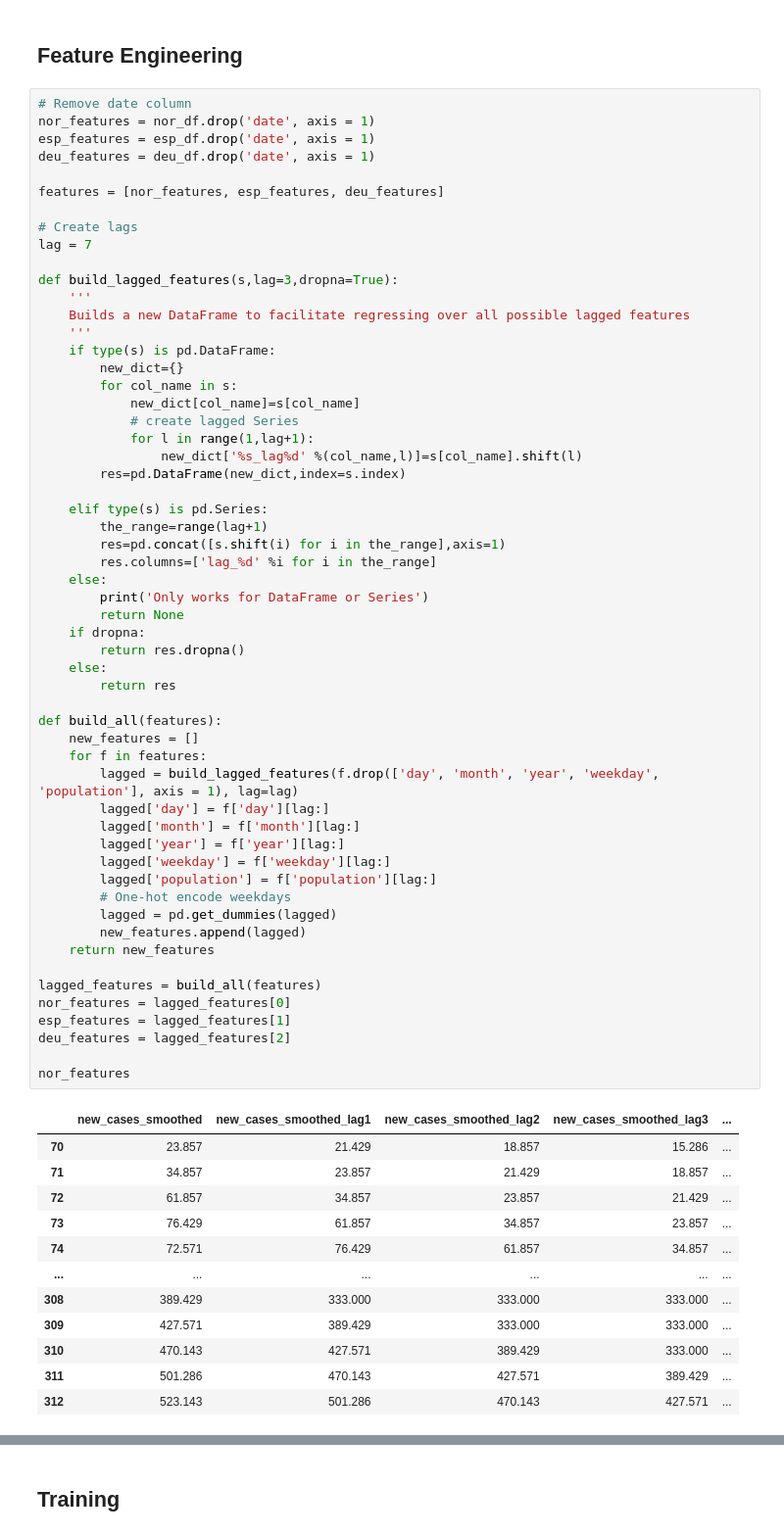
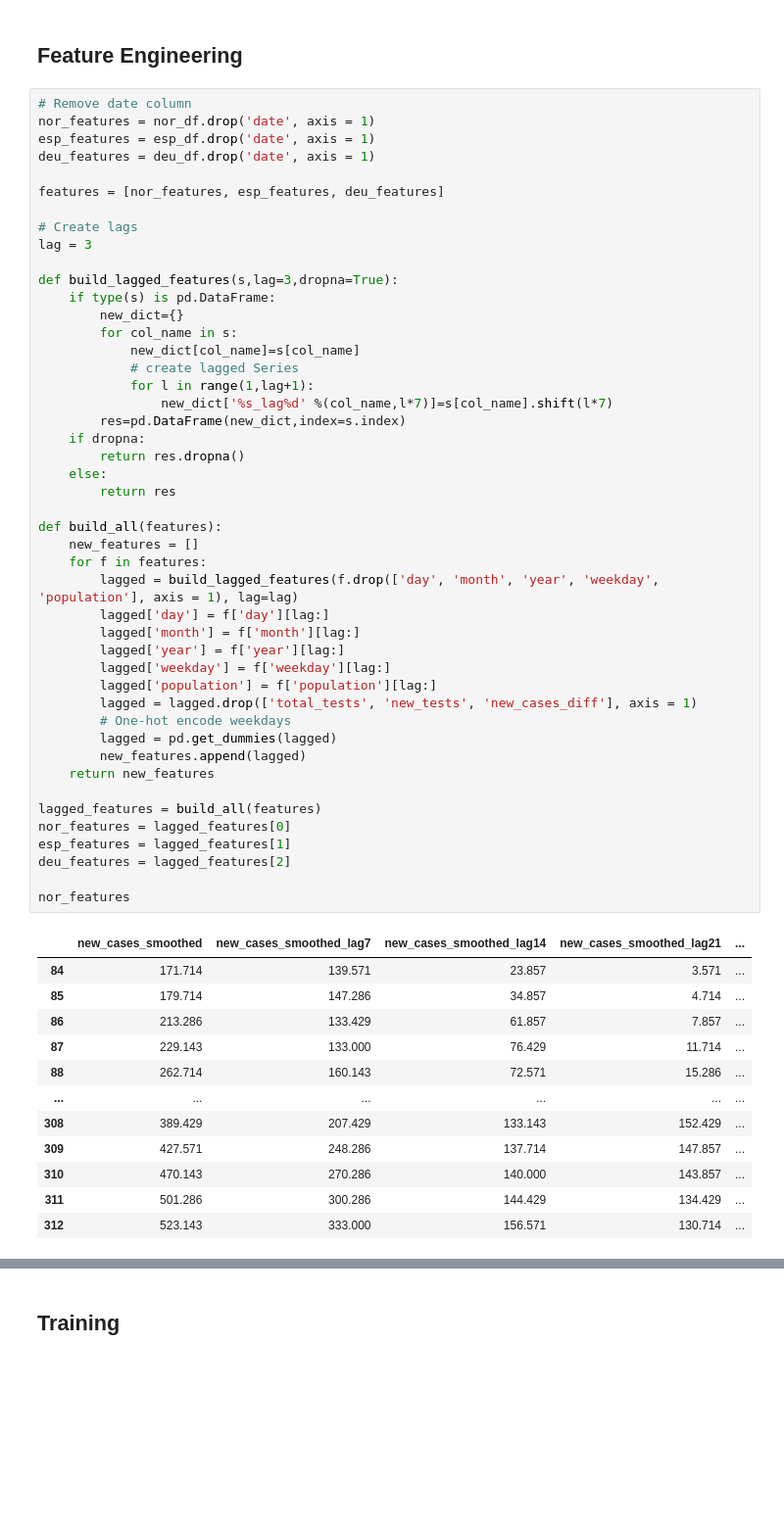
Before and after one commit to ostormer/covid_ml, a Jupyter notebook: Random Forest European Countries.ipynb, the cells around one changed output, grey strips where cells are left out. Shown at 98% size. Drawn from its saved outputs; the diff is of its cells as text; blank space fills up the shorter version.

```diff
--- a/Random Forest European Countries.ipynb
+++ b/Random Forest European Countries.ipynb
@@ -197,63 +214,53 @@ deu_features = deu_df.drop('date', axis = 1)
 features = [nor_features, esp_features, deu_features]
 
 # Create lags
-lag = 7
+lag = 3
 
 def build_lagged_features(s,lag=3,dropna=True):
-    '''
-    Builds a new DataFrame to facilitate regressing over all possible lagged features
-    '''
     if type(s) is pd.DataFrame:
         new_dict={}
         for col_name in s:
             new_dict[col_name]=s[col_name]
             # create lagged Series
             for l in range(1,lag+1):
-                new_dict['%s_lag%d' %(col_name,l)]=s[col_name].shift(l)
+                new_dict['%s_lag%d' %(col_name,l*7)]=s[col_name].shift(l*7)
         res=pd.DataFrame(new_dict,index=s.index)
-
-    elif type(s) is pd.Series:
-        the_range=range(lag+1)
-        res=pd.concat([s.shift(i) for i in the_range],axis=1)
-        res.columns=['lag_%d' %i for i in the_range]
-    else:
-        print('Only works for DataFrame or Series')
-        return None
     if dropna:
         return res.dropna()
     else:
         return res
 
 def build_all(features):
     new_features = []
     for f in features:
         lagged = build_lagged_features(f.drop(['day', 'month', 'year', 'weekday', 'population'], axis = 1), lag=lag)
         lagged['day'] = f['day'][lag:]
         lagged['month'] = f['month'][lag:]
         lagged['year'] = f['year'][lag:]
         lagged['weekday'] = f['weekday'][lag:]
         lagged['population'] = f['population'][lag:]
+        lagged = lagged.drop(['total_tests', 'new_tests', 'new_cases_diff'], axis = 1)
         # One-hot encode weekdays
         lagged = pd.get_dummies(lagged)
         new_features.append(lagged)
     return new_features
 
 lagged_features = build_all(features)
 nor_features = lagged_features[0]
 esp_features = lagged_features[1]
 deu_features = lagged_features[2]
 
 nor_features
 # %% [output]
-|  | new_cases_smoothed | new_cases_smoothed_lag1 | new_cases_smoothed_lag2 | new_cases_smoothed_lag3 | ... |
-| 70 | 23.857 | 21.429 | 18.857 | 15.286 | ... |
-| 71 | 34.857 | 23.857 | 21.429 | 18.857 | ... |
-| 72 | 61.857 | 34.857 | 23.857 | 21.429 | ... |
-| 73 | 76.429 | 61.857 | 34.857 | 23.857 | ... |
-| 74 | 72.571 | 76.429 | 61.857 | 34.857 | ... |
+|  | new_cases_smoothed | new_cases_smoothed_lag7 | new_cases_smoothed_lag14 | new_cases_smoothed_lag21 | ... |
+| 84 | 171.714 | 139.571 | 23.857 | 3.571 | ... |
+| 85 | 179.714 | 147.286 | 34.857 | 4.714 | ... |
+| 86 | 213.286 | 133.429 | 61.857 | 7.857 | ... |
+| 87 | 229.143 | 133.000 | 76.429 | 11.714 | ... |
+| 88 | 262.714 | 160.143 | 72.571 | 15.286 | ... |
 | ... | ... | ... | ... | ... | ... |
-| 308 | 389.429 | 333.000 | 333.000 | 333.000 | ... |
-| 309 | 427.571 | 389.429 | 333.000 | 333.000 | ... |
-| 310 | 470.143 | 427.571 | 389.429 | 333.000 | ... |
-| 311 | 501.286 | 470.143 | 427.571 | 389.429 | ... |
-| 312 | 523.143 | 501.286 | 470.143 | 427.571 | ... |
+| 308 | 389.429 | 207.429 | 133.143 | 152.429 | ... |
+| 309 | 427.571 | 248.286 | 137.714 | 147.857 | ... |
+| 310 | 470.143 | 270.286 | 140.000 | 143.857 | ... |
+| 311 | 501.286 | 300.286 | 144.429 | 134.429 | ... |
+| 312 | 523.143 | 333.000 | 156.571 | 130.714 | ... |
```
Also changed, not shown: parts of 10 cells of this notebook, 3 other files.
